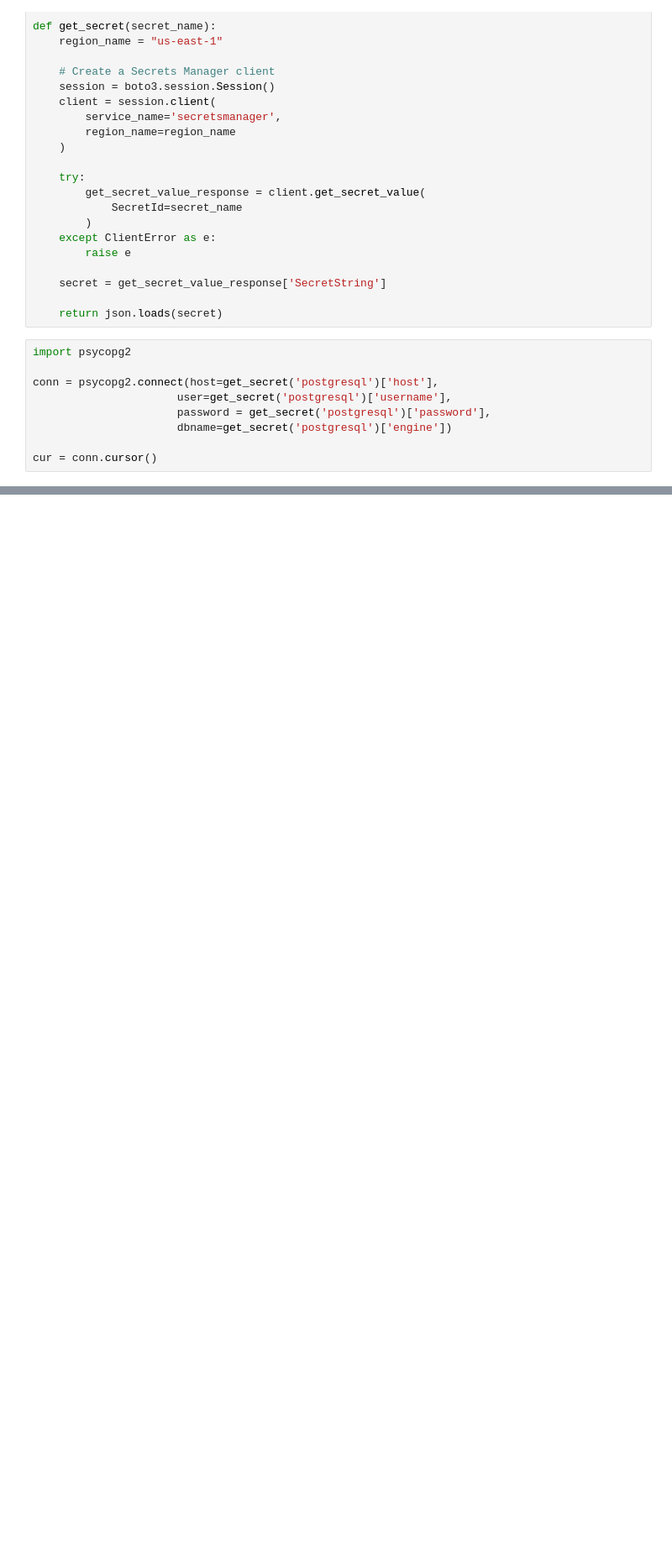
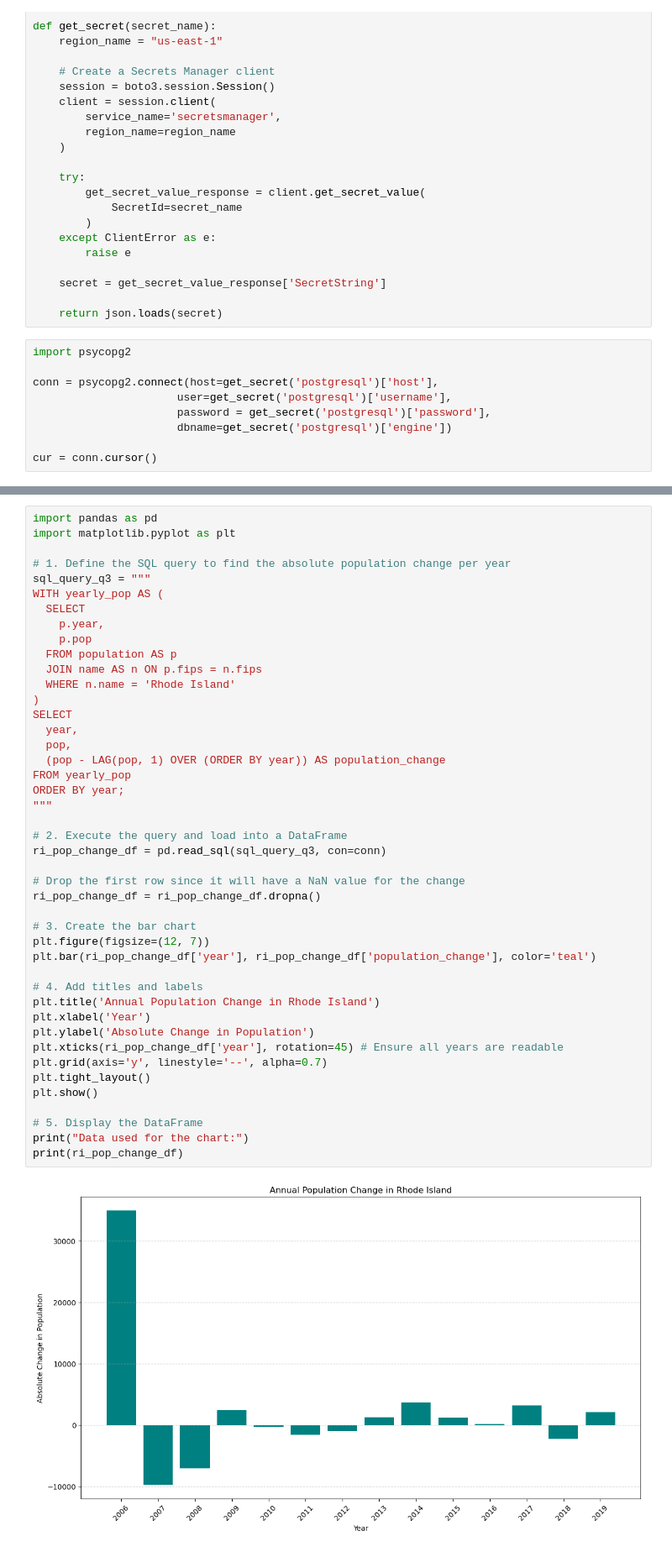
Before and after one commit to Connor1263/Lab-1, a Jupyter notebook: lab6.ipynb, the cells around one changed output, grey strips where cells are left out. Shown at 84% size. Cells and saved outputs as stored; diff of their text form; blank space fills up the shorter version.

```diff
--- a/lab6.ipynb
+++ b/lab6.ipynb
@@ -99,0 +168,46 @@ except Exception as error:
+# %%
+import pandas as pd
+import matplotlib.pyplot as plt
+
+# 1. Define the SQL query to find the absolute population change per year
+sql_query_q3 = """
+WITH yearly_pop AS (
+  SELECT
+    p.year,
+    p.pop
+  FROM population AS p
+  JOIN name AS n ON p.fips = n.fips
+  WHERE n.name = 'Rhode Island'
+)
+SELECT
+  year,
+  pop,
+  (pop - LAG(pop, 1) OVER (ORDER BY year)) AS population_change
+FROM yearly_pop
+ORDER BY year;
+"""
+
+# 2. Execute the query and load into a DataFrame
+ri_pop_change_df = pd.read_sql(sql_query_q3, con=conn)
+
+# Drop the first row since it will have a NaN value for the change
+ri_pop_change_df = ri_pop_change_df.dropna()
+
+# 3. Create the bar chart
+plt.figure(figsize=(12, 7))
+plt.bar(ri_pop_change_df['year'], ri_pop_change_df['population_change'], color='teal')
+
+# 4. Add titles and labels
+plt.title('Annual Population Change in Rhode Island')
+plt.xlabel('Year')
+plt.ylabel('Absolute Change in Population')
+plt.xticks(ri_pop_change_df['year'], rotation=45) # Ensure all years are readable
+plt.grid(axis='y', linestyle='--', alpha=0.7)
+plt.tight_layout()
+plt.show()
+
+# 5. Display the DataFrame
+print("Data used for the chart:")
+print(ri_pop_change_df)
+# %% [output]
+[figure, added]
```
Also changed, not shown: parts of 13 cells of this notebook.
